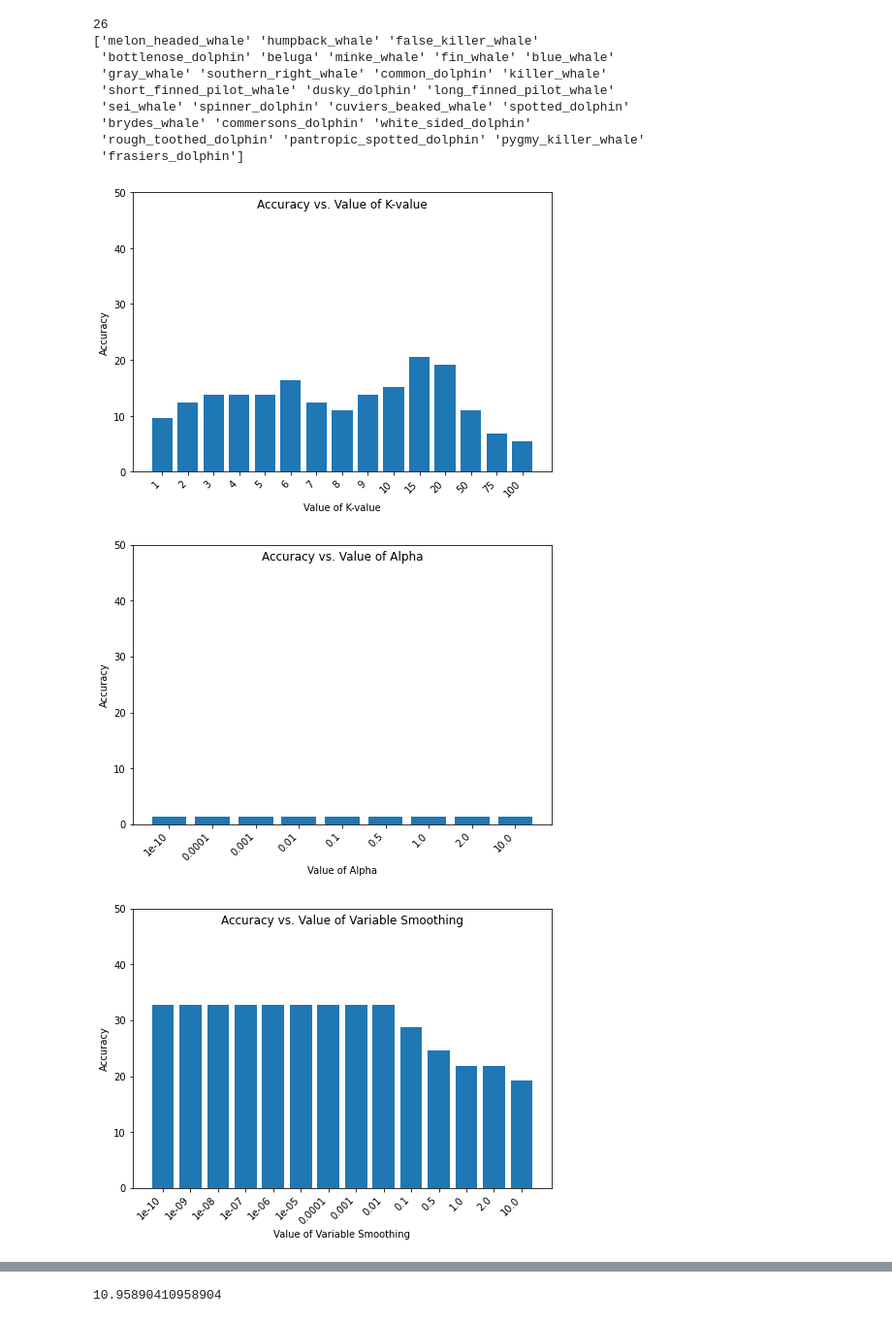
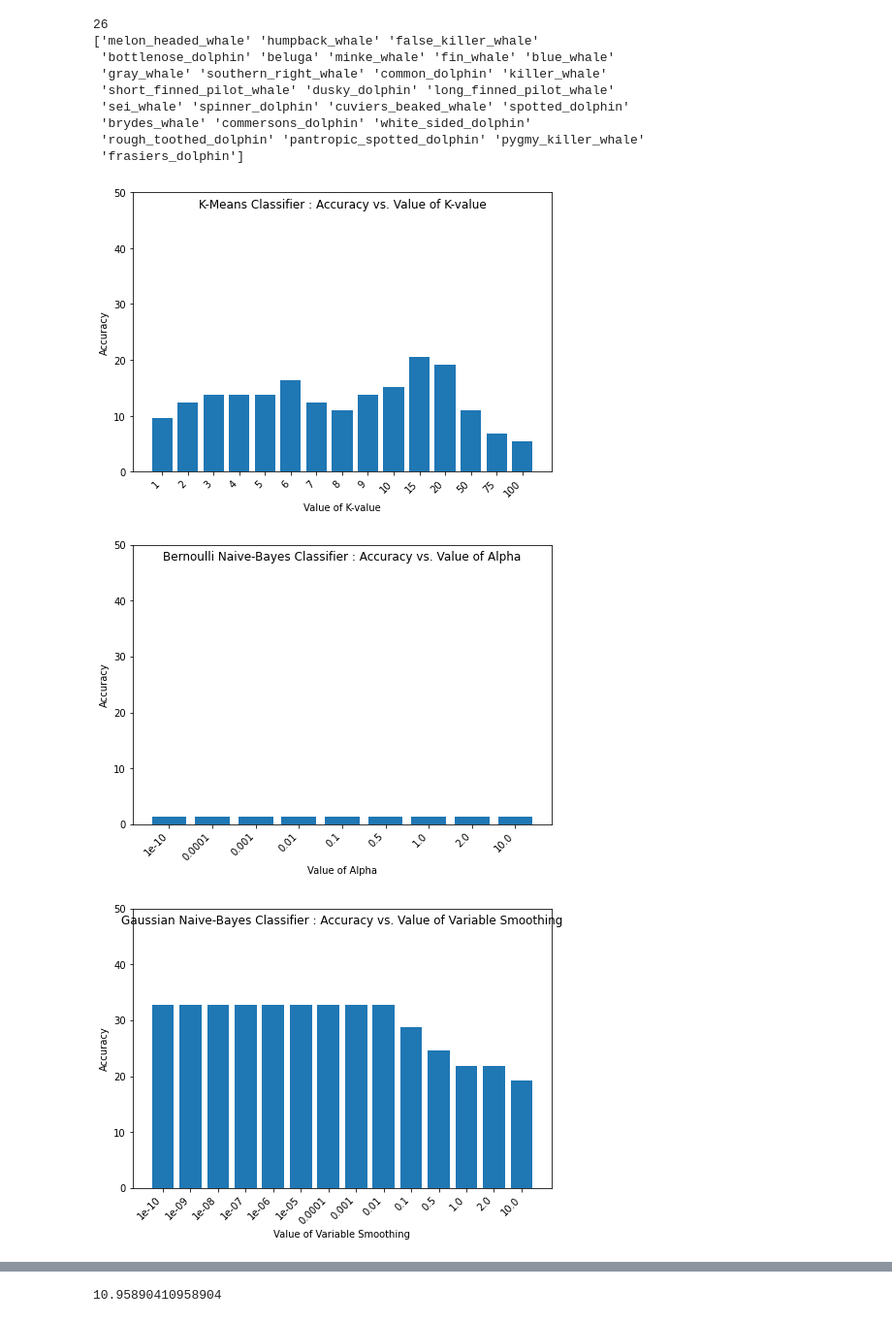
Before and after one commit to landmund/w207-spring2022-final-project-wong-chen-lim, a Jupyter notebook: Basic_Classifiers.ipynb, the cells around one changed output, grey strips where cells are left out. Shown at 97% size. Cells and saved outputs as stored; diff of their text form; code cells hidden in the pictures.

Commit message:
Basic classifiers and clusterers

```diff
--- a/Basic_Classifiers.ipynb
+++ b/Basic_Classifiers.ipynb
@@ -129,9 +132,9 @@ def test_cluster_accuracy(model, train_features, test_features):
     # Get accuracy for each k_value
     return accuracy_score(test_labels, y_predict)*100
 
-def plot_scores(param_list, score_list, param_name, score_name):
+def plot_scores(param_list, score_list, param_name, score_name, model_name):
     fig = plt.figure()
-    fig.suptitle(score_name + " vs. Value of " + param_name)
+    fig.suptitle(model_name + " : " + score_name + " vs. Value of " + param_name)
     ax = fig.add_axes([0,0,1,1])
     ax.set_xlabel("Value of " + param_name)
     ax.set_ylabel(score_name)
@@ -158,9 +161,9 @@ for i in range(len(k_values)):
     ))
 
 
-plot_scores(k_values, acc, "K-value", "Accuracy")
+plot_scores(k_values, acc, "K-value", "Accuracy", "K-Means Classifier")
 # %% [output]
-[figure, old version]
+[figure, new version]
 # %%
 # Bernoulli Naive-Bayes
 alpha_list = [1.0e-10, 0.0001, 0.001, 0.01, 0.1, 0.5, 1.0, 2.0, 10.0]
@@ -177,29 +180,29 @@ for i in range(len(alpha_list)):
         test_labels_shuffled
     ))
 
-plot_scores(alpha_list, acc, "Alpha", "Accuracy")
+plot_scores(alpha_list, acc, "Alpha", "Accuracy", "Bernoulli Naive-Bayes Classifier")
 # %% [output]
-[figure, old version]
+[figure, new version]
 # %%
 # Gaussian Naive-Bayes
 var_smoothing_list = [1.0e-10, 1.0e-9, 1.0e-8, 1.0e-7, 1.0e-6, 1.0e-5,
                                 0.0001, 0.001, 0.01, 0.1, 0.5, 1.0, 2.0, 10.0]
 acc = list()
 
 for i in range(len(var_smoothing_list)):
     gbmodel = GaussianNB(var_smoothing=var_smoothing_list[i])
     acc.append(test_model_accuracy(
         gbmodel,
         train_features_shuffled,
         train_labels_shuffled,
         test_features_shuffled,
         test_labels_shuffled
     ))
 
 
-plot_scores(var_smoothing_list, acc, "Variable Smoothing", "Accuracy")
+plot_scores(var_smoothing_list, acc, "Variable Smoothing", "Accuracy", "Gaussian Naive-Bayes Classifier")
 # %% [output]
-[figure, old version]
+[figure, new version]
 # %%
 # LogisticRegression
 c_list = [0.01, 0.1, 0.5, 0.75, 1.0,
```
Also changed, not shown: parts of 4 cells of this notebook.
